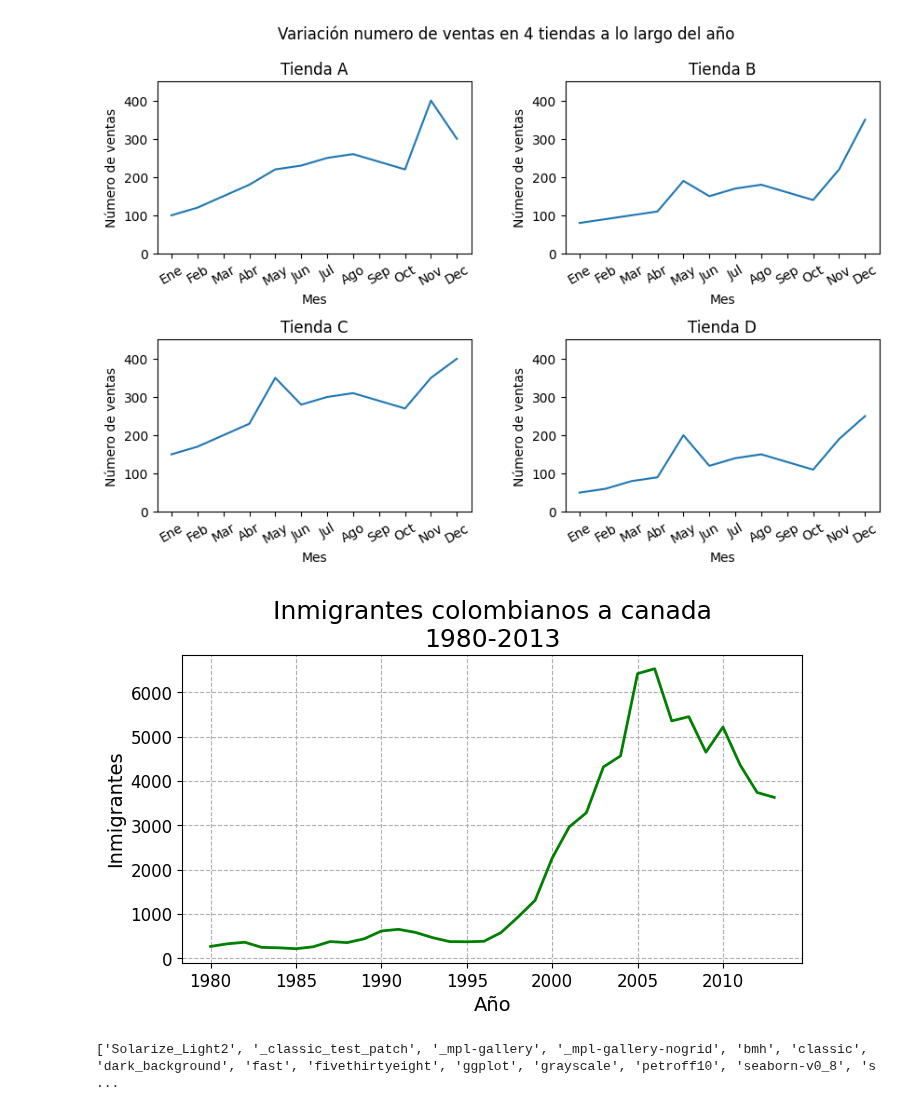
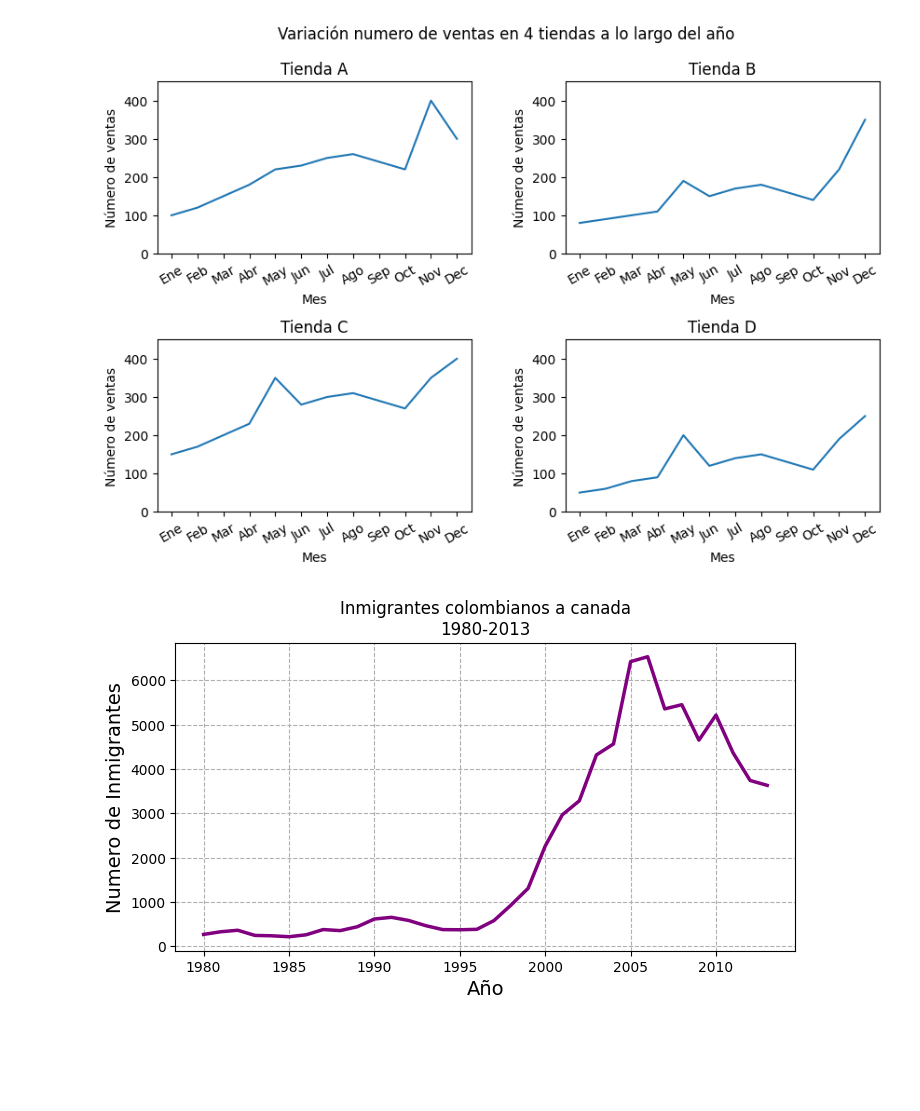
Before and after one commit to Monica-Restrepo/clases-programacion, a Jupyter notebook: Visualizacion_datos_python.ipynb, the cells around one changed output. Drawn from its saved outputs; the diff is of its cells as text; code cells hidden in the pictures; blank space fills up the shorter version.

```diff
--- a/Visualizacion_datos_python.ipynb
+++ b/Visualizacion_datos_python.ipynb
@@ -5,8 +5,8 @@
 # %%
 import pandas as pd
 # %%
-data = pd.read_csv('/content/inmigrantes_canada.csv')
-data.head()
+df = pd.read_csv('/content/inmigrantes_canada.csv')
+df.head()
 # %% [output]
 |  | Pais | Continente | Region | 1980 | 1981 | 1982 | 1983 | 1984 | 1985 | 1986 | ... | ... |
 | 0 | Afganistán | Asia | Sur de Asia | 16 | 39 | 39 | 47 | 71 | 340 | 496 | ... | ... |
@@ -449,24 +448,15 @@ plt.show()
 # %% [output]
 [figure]
 # %%
-fif, ax= plt.subplots(figsize=(8,4))
-ax.plot(datos_col['Año'], datos_col['Inmigrantes'], lw=2,color='g')
+fig, ax = plt.subplots(figsize=(8,4))
+ax.plot(datos_col['Año'], datos_col['Inmigrantes'], lw=2.5, color='purple')
 ax.xaxis.set_major_locator(plt.MultipleLocator(5))
-ax.set_title('Inmigrantes colombianos a canada\n1980-2013', fontsize=18)
-ax.set_xlabel('Año', fontsize=14)
-ax.set_ylabel('Inmigrantes',fontsize=14)
-ax.xaxis.set_tick_params(labelsize=12)
-ax.yaxis.set_tick_params(labelsize=12)
+ax.set_title('Inmigrantes colombianos a canada\n1980-2013')
+ax.set_xlabel('Año',fontsize=14)
+ax.set_ylabel('Numero de Inmigrantes',fontsize=14)
+ax.yaxis.set_tick_params(labelsize=10)
+ax.xaxis.set_tick_params(labelsize=10)
 ax.grid(linestyle='--')
 plt.show()
-
-# lw: grosor de la linea
-# loc = left or righ, posición del titulo o leyenda
 # %% [output]
-[figure, old version]
+[figure, new version]
-# %%
-# para saber que estilos estan disponibles
-
-print(plt.style.available)
-# %% [output]
-['Solarize_Light2', '_classic_test_patch', '_mpl-gallery', '_mpl-gallery-nogrid', 'bmh', 'classic', 'dark_background', 'fast', 'fivethirtyeight', 'ggplot', 'grayscale', 'petroff10', 'seaborn-v0_8', 's ...
```
Also changed, not shown: parts of 14 cells of this notebook.
